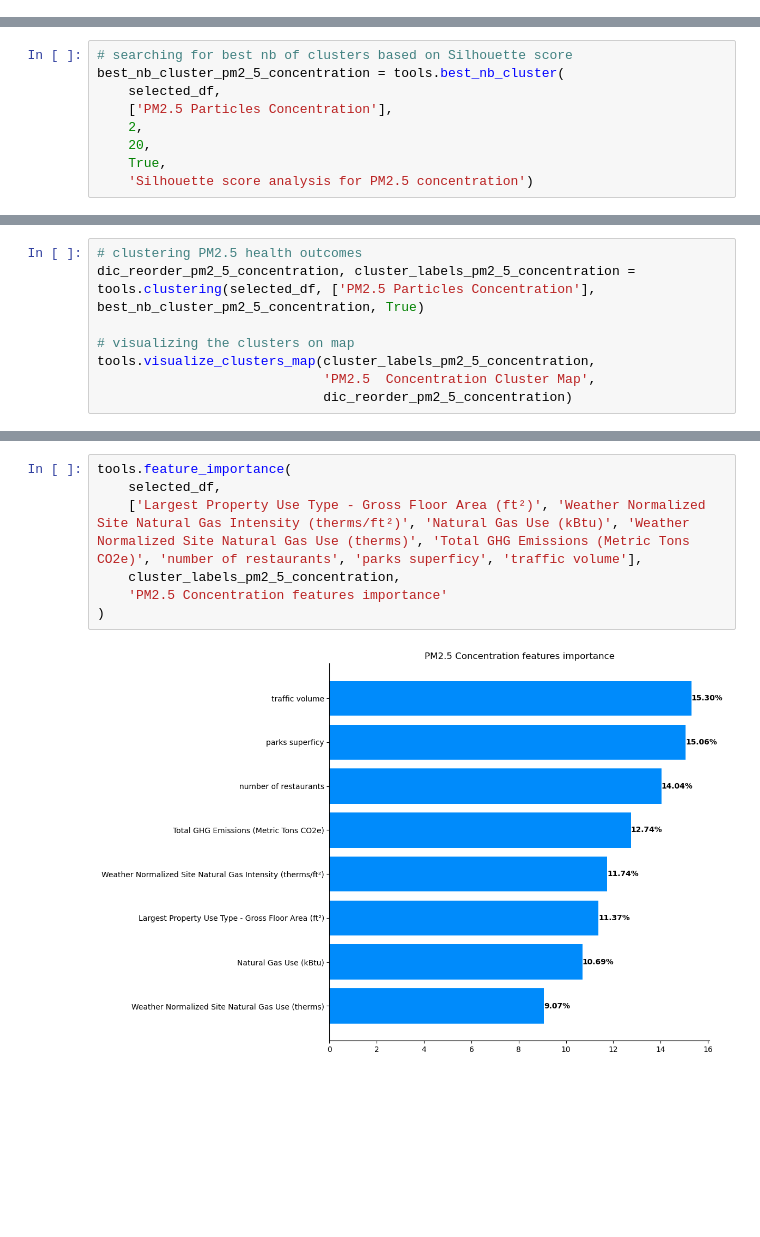
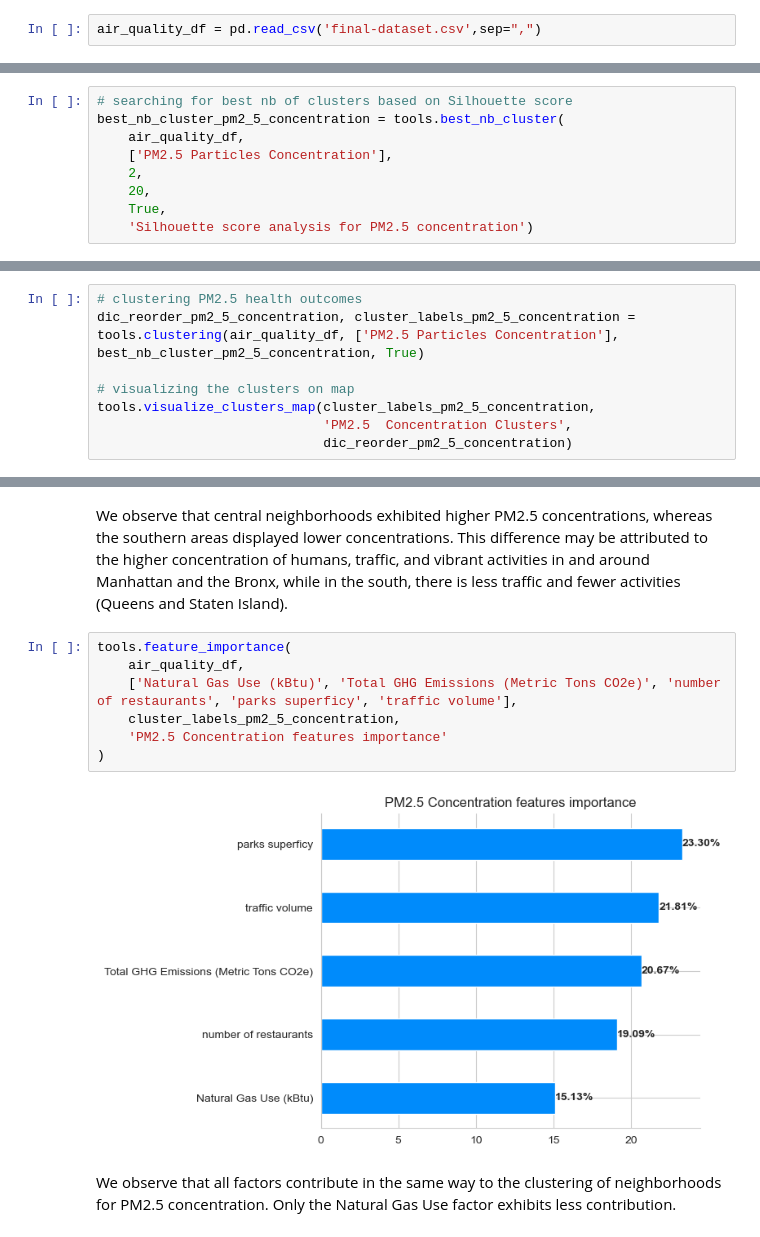
Before and after one commit to HindFaris/NYC-air-quality-study, a Jupyter notebook: data_exploration/data_exploration.ipynb, the cells around one changed output, grey strips where cells are left out. Saved outputs shown, nothing was run; the diff lists cells and outputs as text; blank space fills up the shorter version.

```diff
--- a/data_exploration/data_exploration.ipynb
+++ b/data_exploration/data_exploration.ipynb
@@ -216 +31,3 @@ tools.feature_importance(
+# %%
+air_quality_df = pd.read_csv('final-dataset.csv',sep=",")
 # %% [markdown]
@@ -220,7 +37,7 @@ tools.feature_importance(
 # %%
 # searching for best nb of clusters based on Silhouette score
 best_nb_cluster_pm2_5_concentration = tools.best_nb_cluster(
-    selected_df,
+    air_quality_df,
     ['PM2.5 Particles Concentration'],
     2,
     20,
@@ -231,9 +48,9 @@ best_nb_cluster_pm2_5_concentration = tools.best_nb_cluster(
 # %%
 # clustering PM2.5 health outcomes
-dic_reorder_pm2_5_concentration, cluster_labels_pm2_5_concentration = tools.clustering(selected_df, ['PM2.5 Particles Concentration'], best_nb_cluster_pm2_5_concentration, True)
+dic_reorder_pm2_5_concentration, cluster_labels_pm2_5_concentration = tools.clustering(air_quality_df, ['PM2.5 Particles Concentration'], best_nb_cluster_pm2_5_concentration, True)
 
 # visualizing the clusters on map
 tools.visualize_clusters_map(cluster_labels_pm2_5_concentration,
-                             'PM2.5  Concentration Cluster Map',
+                             'PM2.5  Concentration Clusters',
                              dic_reorder_pm2_5_concentration)
 # %% [output]
@@ -241,10 +58,14 @@ tools.visualize_clusters_map(cluster_labels_pm2_5_concentration,
+# %% [markdown]
+We observe that central neighborhoods exhibited higher PM2.5 concentrations, whereas the southern areas displayed lower concentrations. This difference may be attributed to the higher concentration of humans, traffic, and vibrant activities in and around Manhattan and the Bronx, while in the south, there is less traffic and fewer activities (Queens and Staten Island).
 # %%
 tools.feature_importance(
-    selected_df,
-    ['Largest Property Use Type - Gross Floor Area (ft²)', 'Weather Normalized Site Natural Gas Intensity (therms/ft²)', 'Natural Gas Use (kBtu)', 'Weather Normalized Site Natural Gas Use (therms)', 'Total GHG Emissions (Metric Tons CO2e)', 'number of restaurants', 'parks superficy', 'traffic volume'],
+    air_quality_df,
+    ['Natural Gas Use (kBtu)', 'Total GHG Emissions (Metric Tons CO2e)', 'number of restaurants', 'parks superficy', 'traffic volume'],
     cluster_labels_pm2_5_concentration,
     'PM2.5 Concentration features importance'
 )
 # %% [output]
-[figure, old version]
+[figure, new version]
+# %% [markdown]
+We observe that all factors contribute in the same way to the clustering of neighborhoods for PM2.5 concentration. Only the Natural Gas Use factor exhibits less contribution.
 # %% [markdown]
```
Also changed, not shown: parts of 53 cells of this notebook, 11 other files.
